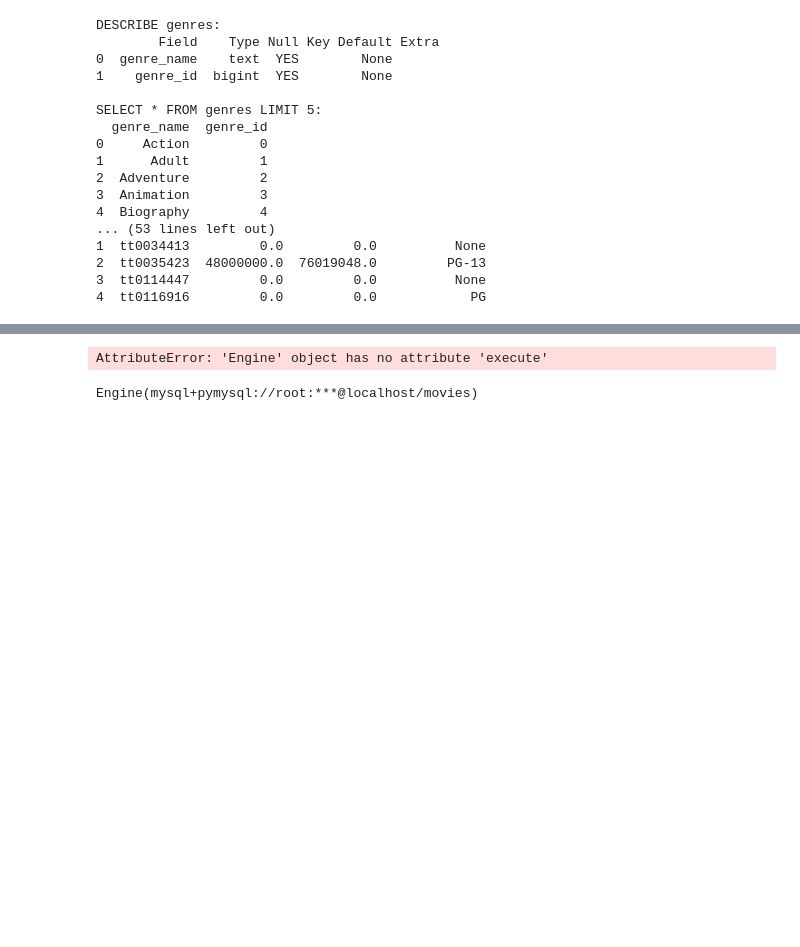
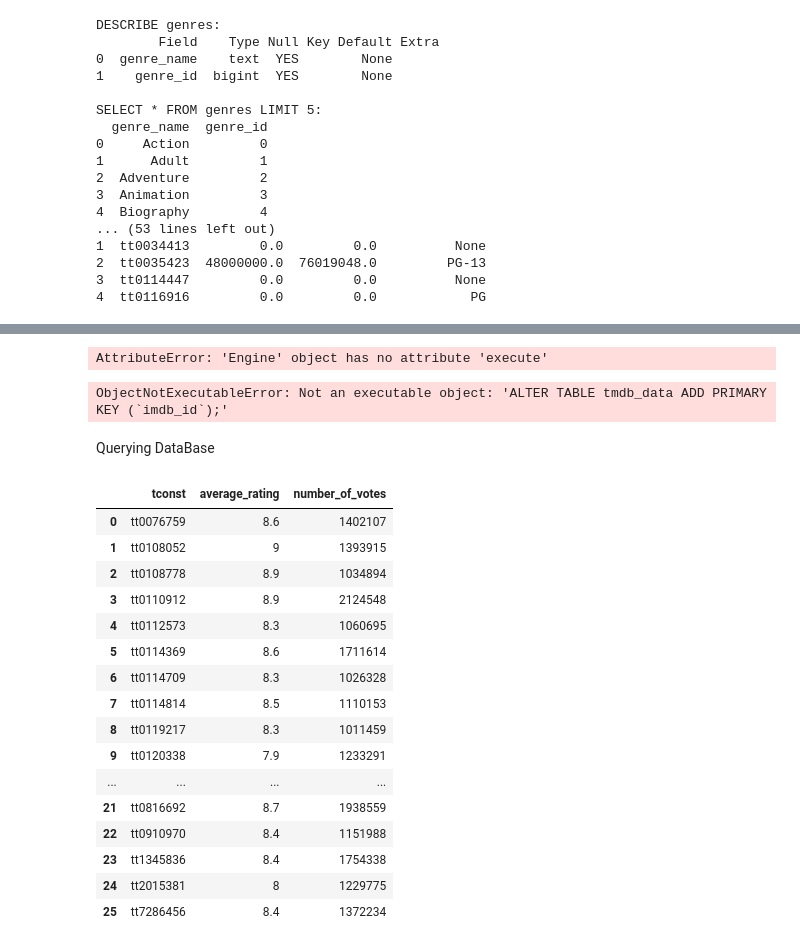
Before and after one commit to JamesCraig35/IMDB-Project, a Jupyter notebook: Part 3B.ipynb, the cells around one changed output, grey strips where cells are left out. Drawn from its saved outputs; the diff is of its cells as text; code cells hidden in the pictures; blank space fills up the shorter version.

```diff
--- a/Part 3B.ipynb
+++ b/Part 3B.ipynb
@@ -193,8 +190,35 @@ ObjectNotExecutableError: Not an executable object: 'ALTER TABLE tmdb_data ADD P
-# %%
-engine.execute()
-# %% [output]
-AttributeError: 'Engine' object has no attribute 'execute'
-# %%
-engine
-# %% [output]
-Engine(mysql+pymysql://root:***@localhost/movies)
+# %%
+engine.execute('ALTER TABLE tmdb_data ADD PRIMARY KEY (`imdb_id`);')
+# %% [output]
+AttributeError: 'Engine' object has no attribute 'execute'
+# %%
+with engine.connect() as conn:
+    result = conn.execute('ALTER TABLE tmdb_data ADD PRIMARY KEY (`imdb_id`);')
+# %% [output]
+ObjectNotExecutableError: Not an executable object: 'ALTER TABLE tmdb_data ADD PRIMARY KEY (`imdb_id`);'
+# %% [markdown]
+Querying DataBase
+# %%
+q = pd.read_sql("""SELECT *
+FROM ratings
+WHERE number_of_votes
+>1000000""", con=engine)
+q
+# %% [output]
+|  | tconst | average_rating | number_of_votes |
+| 0 | tt0076759 | 8.6 | 1402107 |
+| 1 | tt0108052 | 9 | 1393915 |
+| 2 | tt0108778 | 8.9 | 1034894 |
+| 3 | tt0110912 | 8.9 | 2124548 |
+| 4 | tt0112573 | 8.3 | 1060695 |
+| 5 | tt0114369 | 8.6 | 1711614 |
+| 6 | tt0114709 | 8.3 | 1026328 |
+| 7 | tt0114814 | 8.5 | 1110153 |
+| 8 | tt0119217 | 8.3 | 1011459 |
+| 9 | tt0120338 | 7.9 | 1233291 |
+| ... | ... | ... | ... |
+| 21 | tt0816692 | 8.7 | 1938559 |
+| 22 | tt0910970 | 8.4 | 1151988 |
+| 23 | tt1345836 | 8.4 | 1754338 |
+| 24 | tt2015381 | 8 | 1229775 |
+| 25 | tt7286456 | 8.4 | 1372234 |
```
Also changed, not shown: parts of 7 cells of this notebook.
